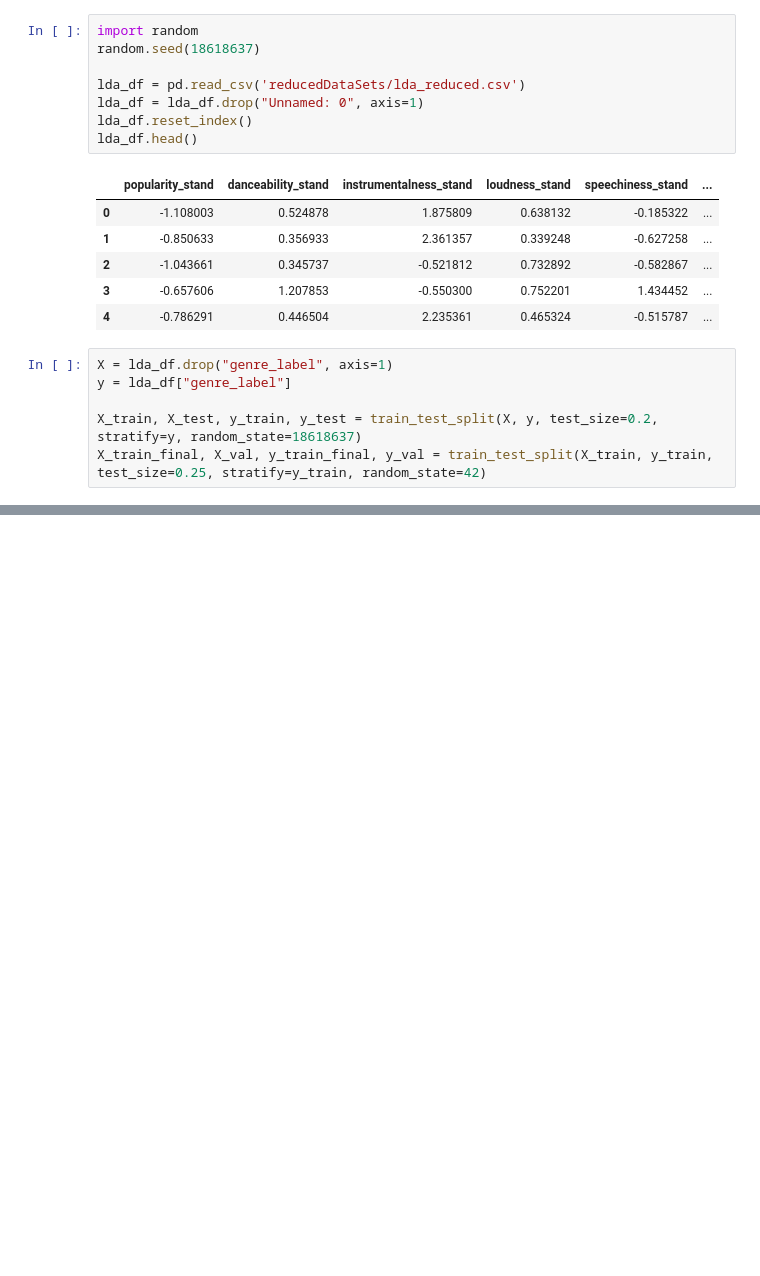
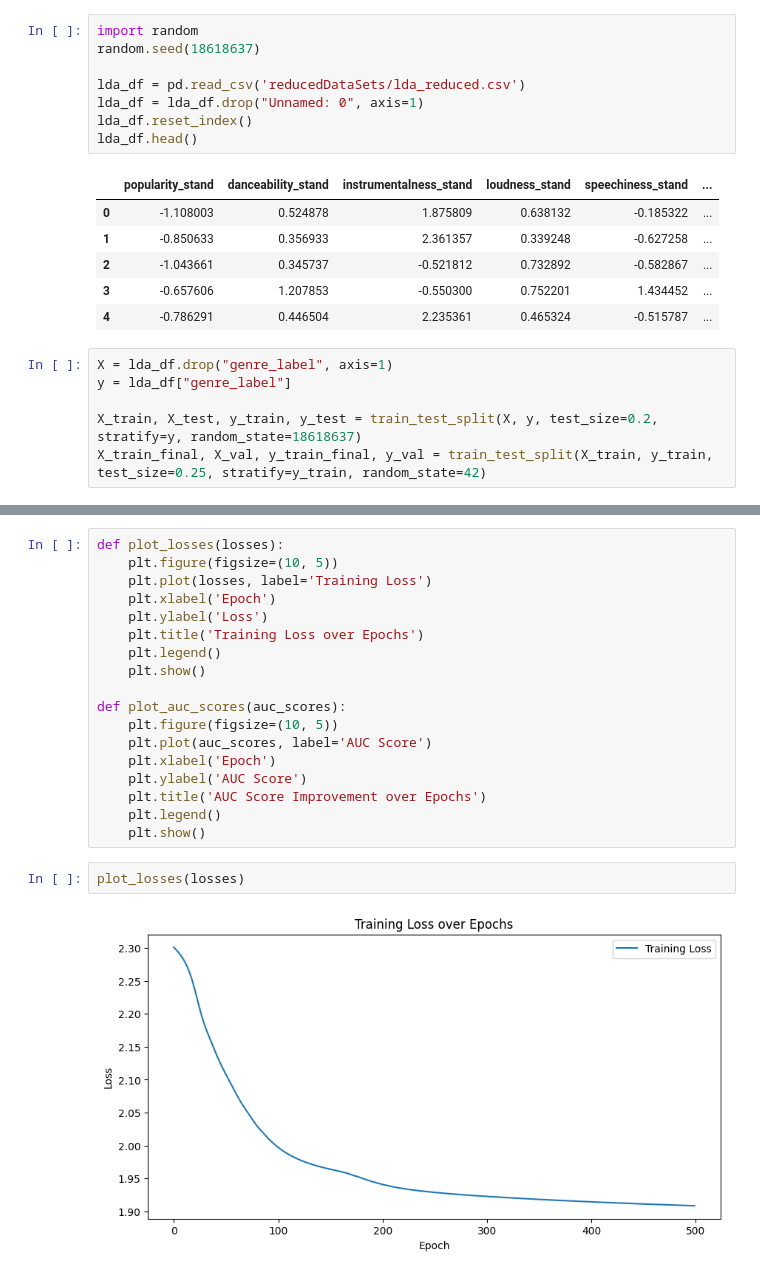
Before and after one commit to whykay-01/machine-learning-music-genre-classifier, a Jupyter notebook: capstone_classification.ipynb, the cells around one changed output, grey strips where cells are left out. Cells and saved outputs as stored; diff of their text form; blank space fills up the shorter version.

```diff
--- a/capstone_classification.ipynb
+++ b/capstone_classification.ipynb
@@ -78,0 +220,22 @@ Name: count, dtype: int64
+# %%
+def plot_losses(losses):
+    plt.figure(figsize=(10, 5))
+    plt.plot(losses, label='Training Loss')
+    plt.xlabel('Epoch')
+    plt.ylabel('Loss')
+    plt.title('Training Loss over Epochs')
+    plt.legend()
+    plt.show()
+
+def plot_auc_scores(auc_scores):
+    plt.figure(figsize=(10, 5))
+    plt.plot(auc_scores, label='AUC Score')
+    plt.xlabel('Epoch')
+    plt.ylabel('AUC Score')
+    plt.title('AUC Score Improvement over Epochs')
+    plt.legend()
+    plt.show()
+# %%
+plot_losses(losses)
+# %% [output]
+[figure, added]
```
Also changed, not shown: parts of 25 cells of this notebook.
